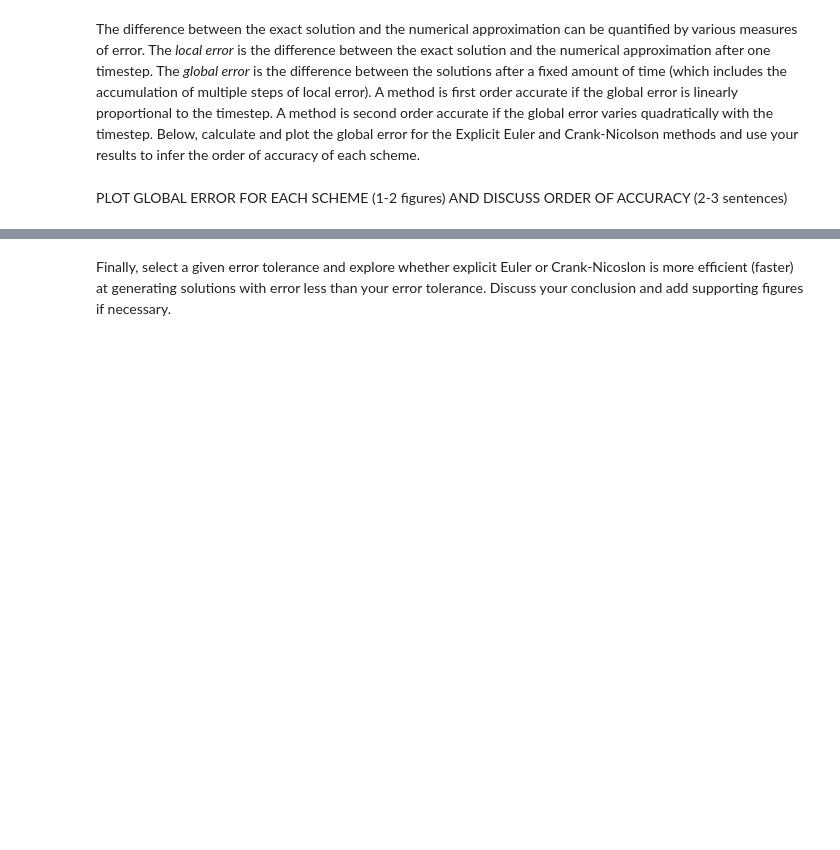
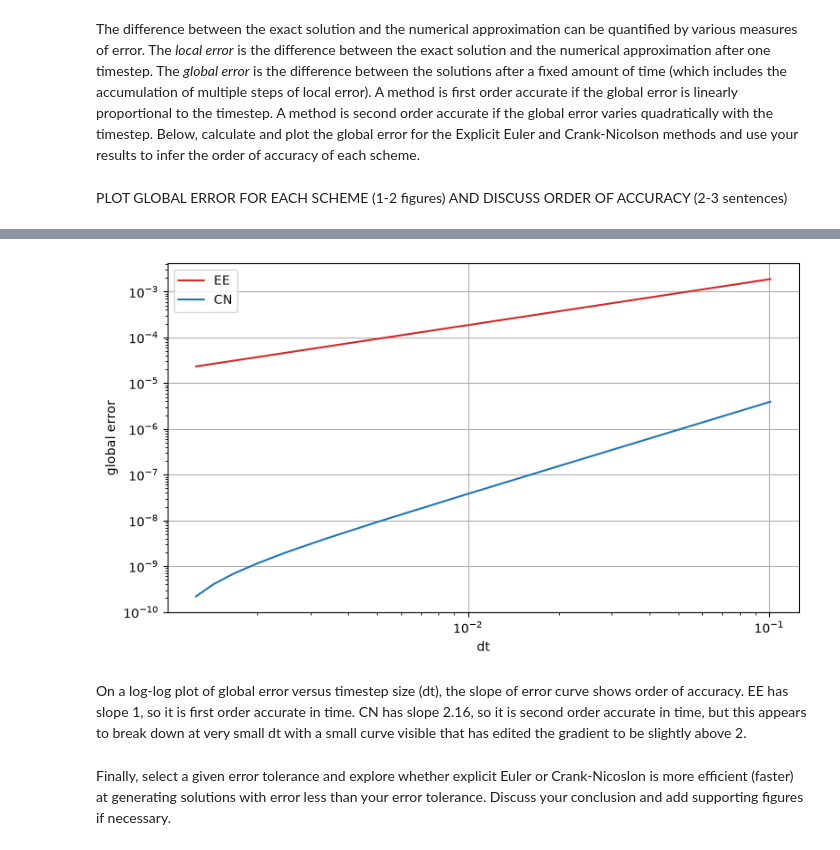
Before and after one commit to eleanormog/LNM, a Jupyter notebook: Project1_numerical_methods.ipynb, the cells around one changed output, grey strips where cells are left out. Drawn from its saved outputs; the diff is of its cells as text; code cells hidden in the pictures; blank space fills up the shorter version.

```diff
--- a/Project1_numerical_methods.ipynb
+++ b/Project1_numerical_methods.ipynb
@@ -388,0 +386,43 @@ PLOT GLOBAL ERROR FOR EACH SCHEME (1-2 figures) AND DISCUSS ORDER OF ACCURACY (2
+# %%
+# Add code to plot error here
+# plot a graph of difference in solution vs timesteps, so we need to vary timesteps
+Nt_values = [100, 250, 500, 1000, 2000, 3000, 4000, 5000, 6000, 7000, 8000] # different total numbers of dt
+dt_values = []
+error_in_EE = []
+error_in_CN = []
+
+time_ref = np.linspace(t_start, t_end, 10000) # lots of time steps for the exact soln
+# c_exact = set_ics(x, kappa, 10 + t[-1])
+# need to use a "reference" that makes sure we only look at the time error not spatial
+c_ref = CN(x, time_ref, kappa)[:, -1]
+
+for Nt_i in Nt_values:
+    t_i = np.linspace(t_start, t_end, Nt_i)
+    dt_i = t_i[1] - t_i[0]
+    dt_values.append(dt_i)
+
+    c_EE_i = EE(x, t_i, kappa)[:,-1]
+    c_CN_i = CN(x, t_i, kappa)[:,-1]
+
+    # global error = difference at t_end
+    error_in_EE.append(np.max(np.abs(c_EE_i - c_ref)))
+    error_in_CN.append(np.max(np.abs(c_CN_i - c_ref)))
+
+plt.figure(figsize=(9, 5))
+plt.loglog(dt_values, error_in_EE, label='EE', color='tab:red')
+plt.loglog(dt_values, error_in_CN, label='CN', color='tab:blue')
+
+# work out the gradient of each of these in loglog & print
+log_dt = np.log(dt_values)
+slope_EE, _ = np.polyfit(log_dt, np.log(error_in_EE), 1)
+slope_CN, _ = np.polyfit(log_dt, np.log(error_in_CN), 1)
+print(f"Gradient for EE: {slope_EE:.2f}")
+print(f"Gradient for CN: {slope_CN:.2f}")
+
+plt.xlabel("dt")
+plt.ylabel("global error")
+plt.legend()
+plt.grid()
+
+plt.show()
+# %% [output]
@@ -389,3 +446,6 @@ PLOT GLOBAL ERROR FOR EACH SCHEME (1-2 figures) AND DISCUSS ORDER OF ACCURACY (2
+[figure, added]
+# %% [markdown]
+On a log-log plot of global error versus timestep size (dt), the slope of error curve shows order of accuracy. EE has slope 1, so it is first order accurate in time. CN has slope 2.16, so it is second order accurate in time, but this appears to break down at very small dt with a small curve visible that has edited the gradient to be slightly above 2.
 # %% [markdown]
 Finally, select a given error tolerance and explore whether explicit Euler or Crank-Nicoslon is more efficient (faster) at generating solutions with error less than your error tolerance. Discuss your conclusion and add supporting figures if necessary.
 # %% [markdown]
```
Also changed, not shown: parts of 4 cells of this notebook.
